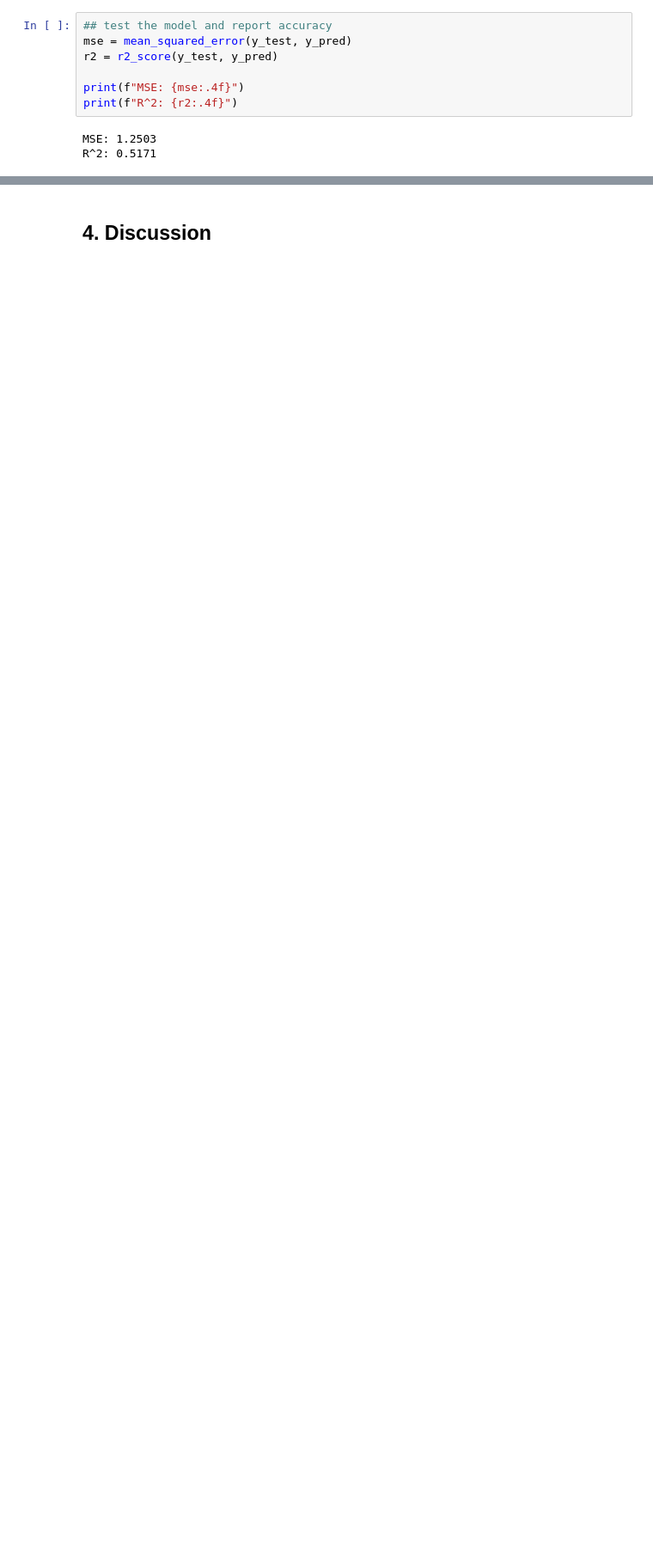
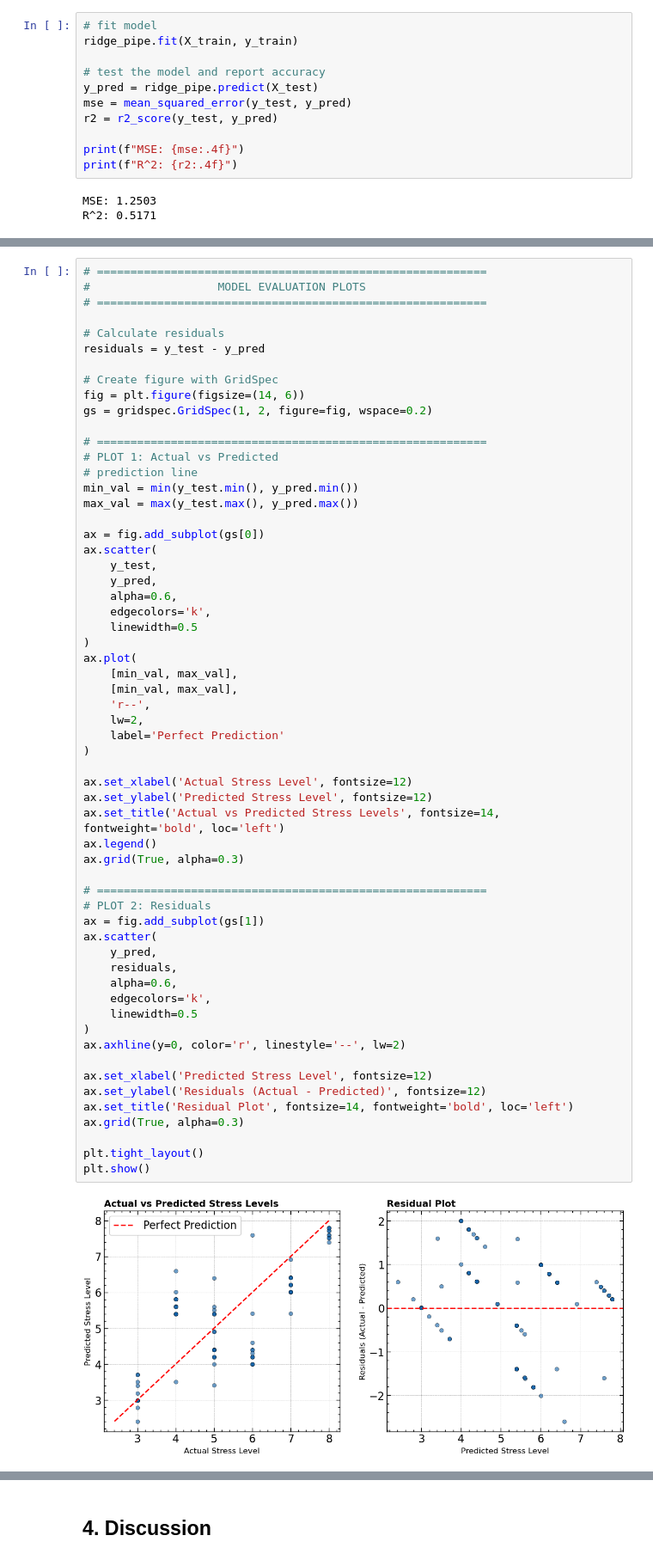
Before and after one commit to yhouyang02/sleep-disorder-analysis, a Jupyter notebook: sleep-disorder-analysis.ipynb, the cells around one changed output, grey strips where cells are left out. Shown at 86% size. Cells and saved outputs as stored; diff of their text form; blank space fills up the shorter version.

Commit message:
fixed the errors | added model eval plots

```diff
--- a/sleep-disorder-analysis.ipynb
+++ b/sleep-disorder-analysis.ipynb
@@ -355,7 +382,11 @@ ridge_pipe = make_pipeline(
 # %% [markdown]
 ### 3.9. Model Evaluation
 # %%
-## test the model and report accuracy
+# fit model
+ridge_pipe.fit(X_train, y_train)
+
+# test the model and report accuracy
+y_pred = ridge_pipe.predict(X_test)
 mse = mean_squared_error(y_test, y_pred)
 r2 = r2_score(y_test, y_pred)
 
@@ -370,0 +402,61 @@ R^2: 0.5171
+# %%
+# ==========================================================
+#                   MODEL EVALUATION PLOTS
+# ==========================================================
+
+# Calculate residuals
+residuals = y_test - y_pred
+
+# Create figure with GridSpec
+fig = plt.figure(figsize=(14, 6))
+gs = gridspec.GridSpec(1, 2, figure=fig, wspace=0.2)
+
+# ==========================================================
+# PLOT 1: Actual vs Predicted
+# prediction line
+min_val = min(y_test.min(), y_pred.min())
+max_val = max(y_test.max(), y_pred.max())
+
+ax = fig.add_subplot(gs[0])
+ax.scatter(
+    y_test,
+    y_pred,
+    alpha=0.6,
+    edgecolors='k',
+    linewidth=0.5
+)
+ax.plot(
+    [min_val, max_val],
+    [min_val, max_val],
+    'r--',
+    lw=2,
+    label='Perfect Prediction'
+)
+
+ax.set_xlabel('Actual Stress Level', fontsize=12)
+ax.set_ylabel('Predicted Stress Level', fontsize=12)
+ax.set_title('Actual vs Predicted Stress Levels', fontsize=14, fontweight='bold', loc='left')
+ax.legend()
+ax.grid(True, alpha=0.3)
+
+# ==========================================================
+# PLOT 2: Residuals
+ax = fig.add_subplot(gs[1])
+ax.scatter(
+    y_pred,
+    residuals,
+    alpha=0.6,
+    edgecolors='k',
+    linewidth=0.5
+)
+ax.axhline(y=0, color='r', linestyle='--', lw=2)
+
+ax.set_xlabel('Predicted Stress Level', fontsize=12)
+ax.set_ylabel('Residuals (Actual - Predicted)', fontsize=12)
+ax.set_title('Residual Plot', fontsize=14, fontweight='bold', loc='left')
+ax.grid(True, alpha=0.3)
+
+plt.tight_layout()
+plt.show()
+# %% [output]
+[figure, added]
```
Also changed, not shown: parts of 6 cells of this notebook.
